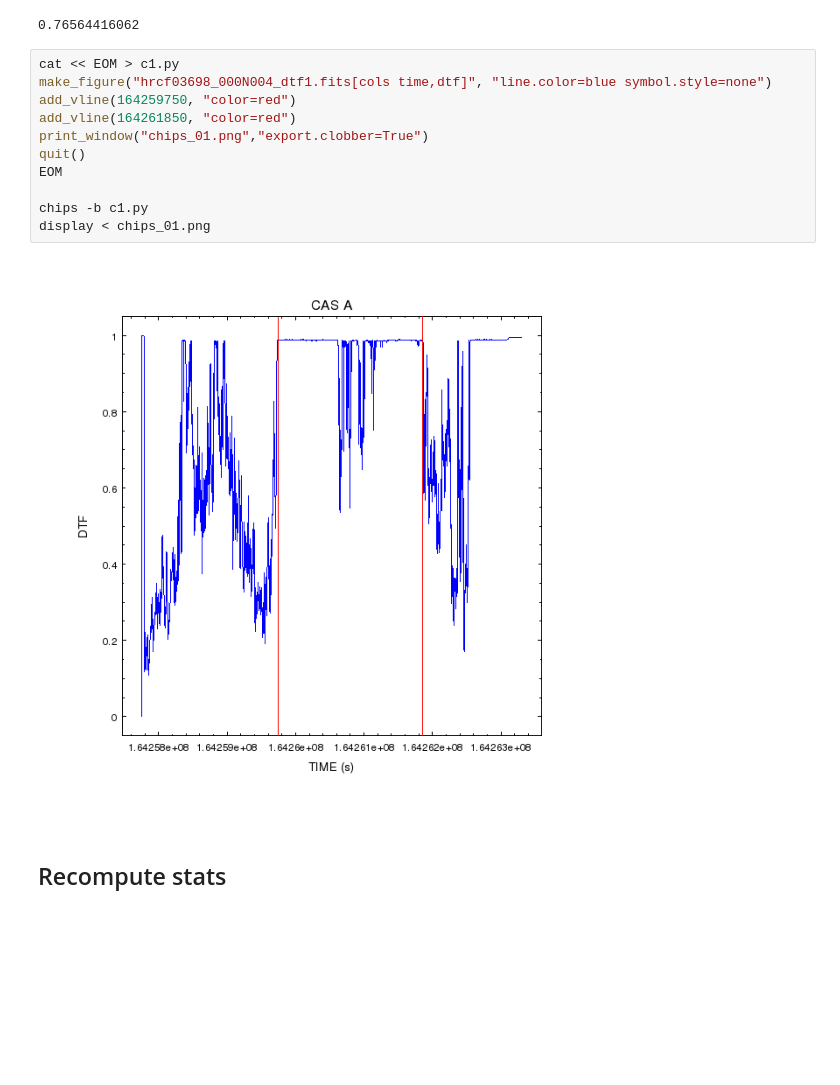
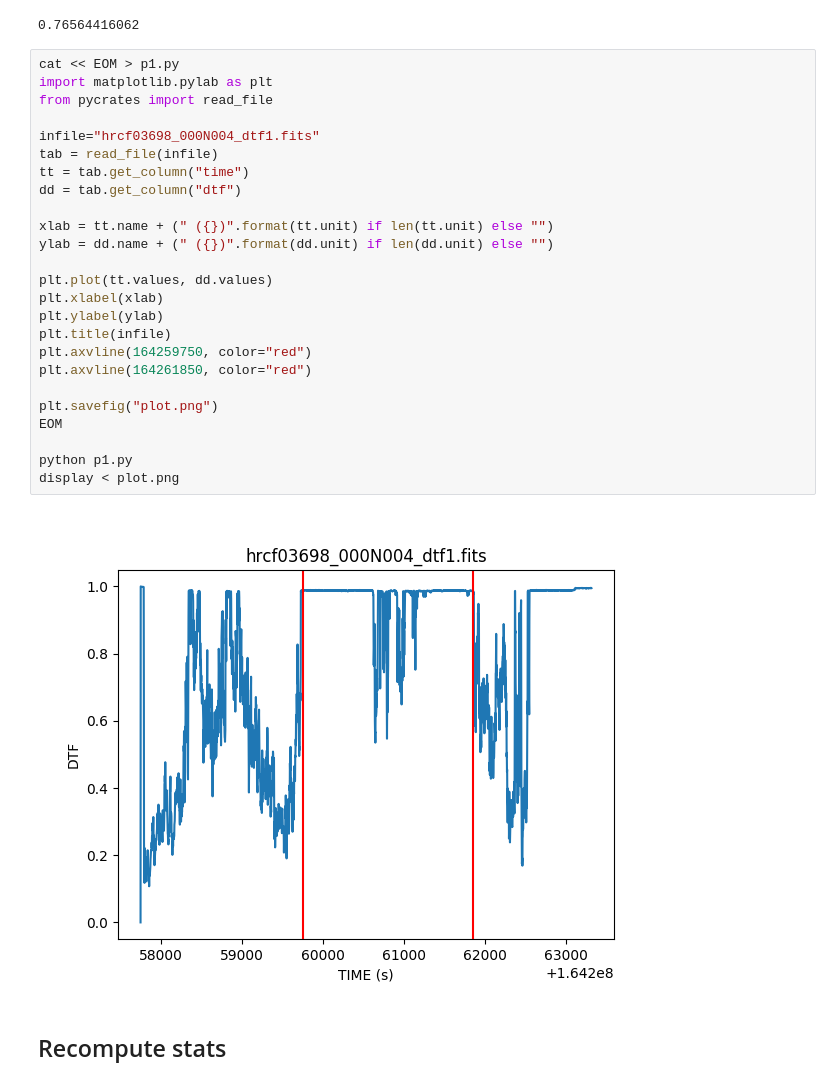
Before and after one commit to cxcsds/ciao-threads, a Jupyter notebook: hrc_dtfstats.ipynb, the cells around one changed output. Saved outputs shown, nothing was run; the diff lists cells and outputs as text; blank space fills up the shorter version.

```diff
--- a/hrc_dtfstats.ipynb
+++ b/hrc_dtfstats.ipynb
@@ -63,19 +58,33 @@ DTF
 pget dmstat out_mean
 # %% [output]
 0.76564416062
-# %%
-cat << EOM > c1.py
-make_figure("hrcf03698_000N004_dtf1.fits[cols time,dtf]", "line.color=blue symbol.style=none")
-add_vline(164259750, "color=red")
-add_vline(164261850, "color=red")
-print_window("chips_01.png","export.clobber=True")
-quit()
-EOM
-
-chips -b c1.py
-display < chips_01.png
-# %% [output]
-[figure, removed]
+# %%
+cat << EOM > p1.py
+import matplotlib.pylab as plt
+from pycrates import read_file
+
+infile="hrcf03698_000N004_dtf1.fits"
+tab = read_file(infile)
+tt = tab.get_column("time")
+dd = tab.get_column("dtf")
+
+xlab = tt.name + (" ({})".format(tt.unit) if len(tt.unit) else "")
+ylab = dd.name + (" ({})".format(dd.unit) if len(dd.unit) else "")
+
+plt.plot(tt.values, dd.values)
+plt.xlabel(xlab)
+plt.ylabel(ylab)
+plt.title(infile)
+plt.axvline(164259750, color="red")
+plt.axvline(164261850, color="red")
+
+plt.savefig("plot.png")
+EOM
+
+python p1.py
+display < plot.png
+# %% [output]
+[figure, added]
 # %% [markdown]
 ## Recompute stats
 # %%
```
Also changed, not shown: parts of 3 cells of this notebook.
